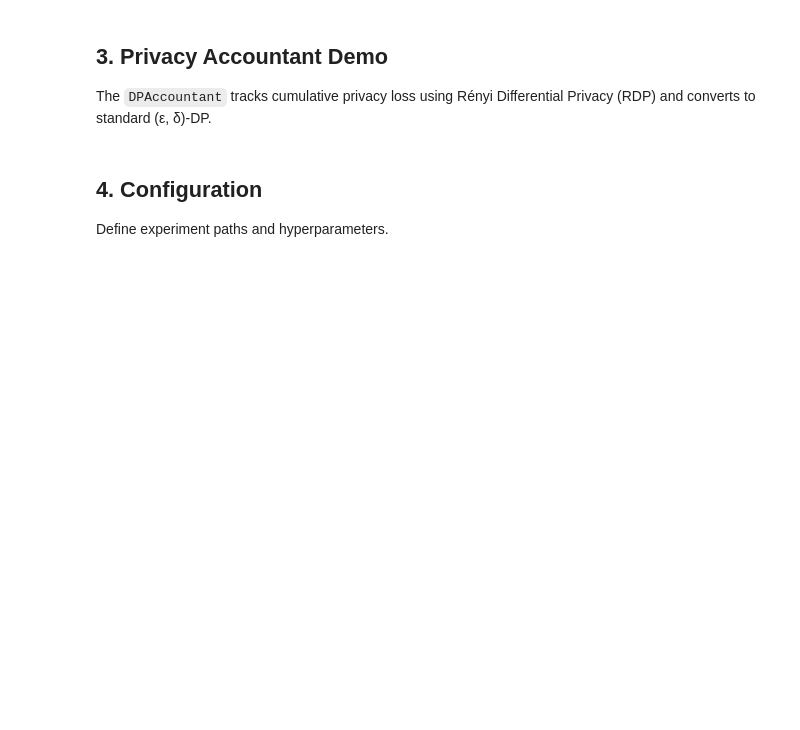
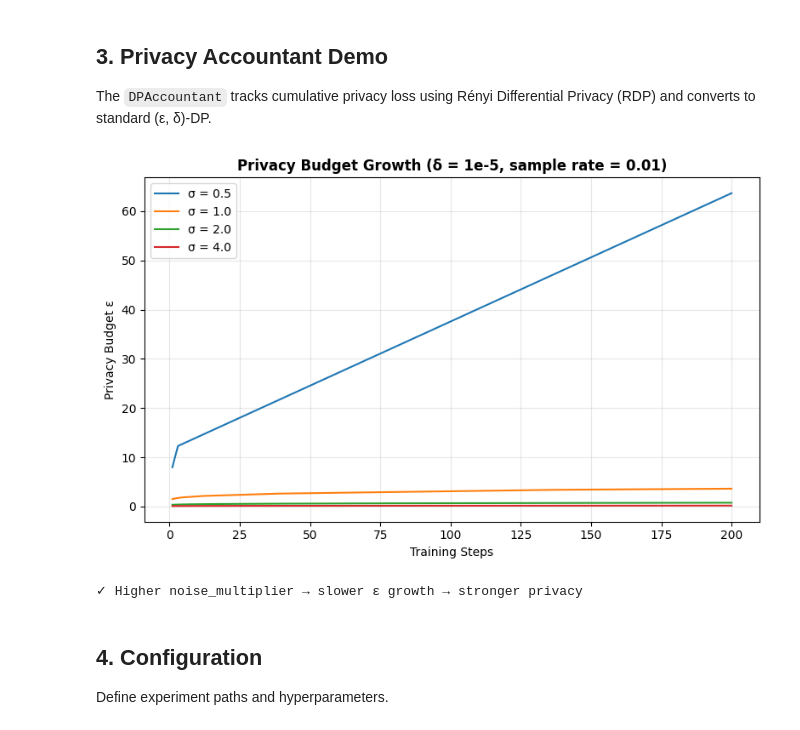
Before and after one commit to mgironamata/FL4HMA, a Jupyter notebook: examples/federated_dp_demo.ipynb, the cells around one changed output. Drawn from its saved outputs; the diff is of its cells as text; code cells hidden in the pictures; blank space fills up the shorter version.

```diff
--- a/examples/federated_dp_demo.ipynb
+++ b/examples/federated_dp_demo.ipynb
@@ -76,27 +84,30 @@ and converts to standard (ε, δ)-DP.
 # %%
 # Demonstrate how epsilon grows with training steps
 noise_multipliers = [0.5, 1.0, 2.0, 4.0]
 max_steps = 200
 
 fig, ax = plt.subplots(1, 1, figsize=(8, 5))
 
 for sigma in noise_multipliers:
     accountant = DPAccountant(target_delta=1e-5)
     epsilons = []
     for step in range(1, max_steps + 1):
         accountant.step(noise_multiplier=sigma, sample_rate=0.01)
         epsilons.append(accountant.epsilon)
     ax.plot(range(1, max_steps + 1), epsilons, label=f"σ = {sigma}")
 
 ax.set_xlabel("Training Steps")
 ax.set_ylabel("Privacy Budget ε")
-ax.set_title("Privacy Budget Growth (δ = 1e-5, sample_rate = 0.01)", fontweight="bold")
+ax.set_title("Privacy Budget Growth (δ = 1e-5, sample rate = 0.01)", fontweight="bold")
 ax.legend()
 ax.grid(True, alpha=0.3)
 plt.tight_layout()
 plt.show()
 
 print("\u2713 Higher noise_multiplier → slower ε growth → stronger privacy")
+# %% [output]
+[figure, added]
+✓ Higher noise_multiplier → slower ε growth → stronger privacy
 # %% [markdown]
 ## 4. Configuration
 
```
Also changed, not shown: parts of 12 cells of this notebook, 3 other files.
